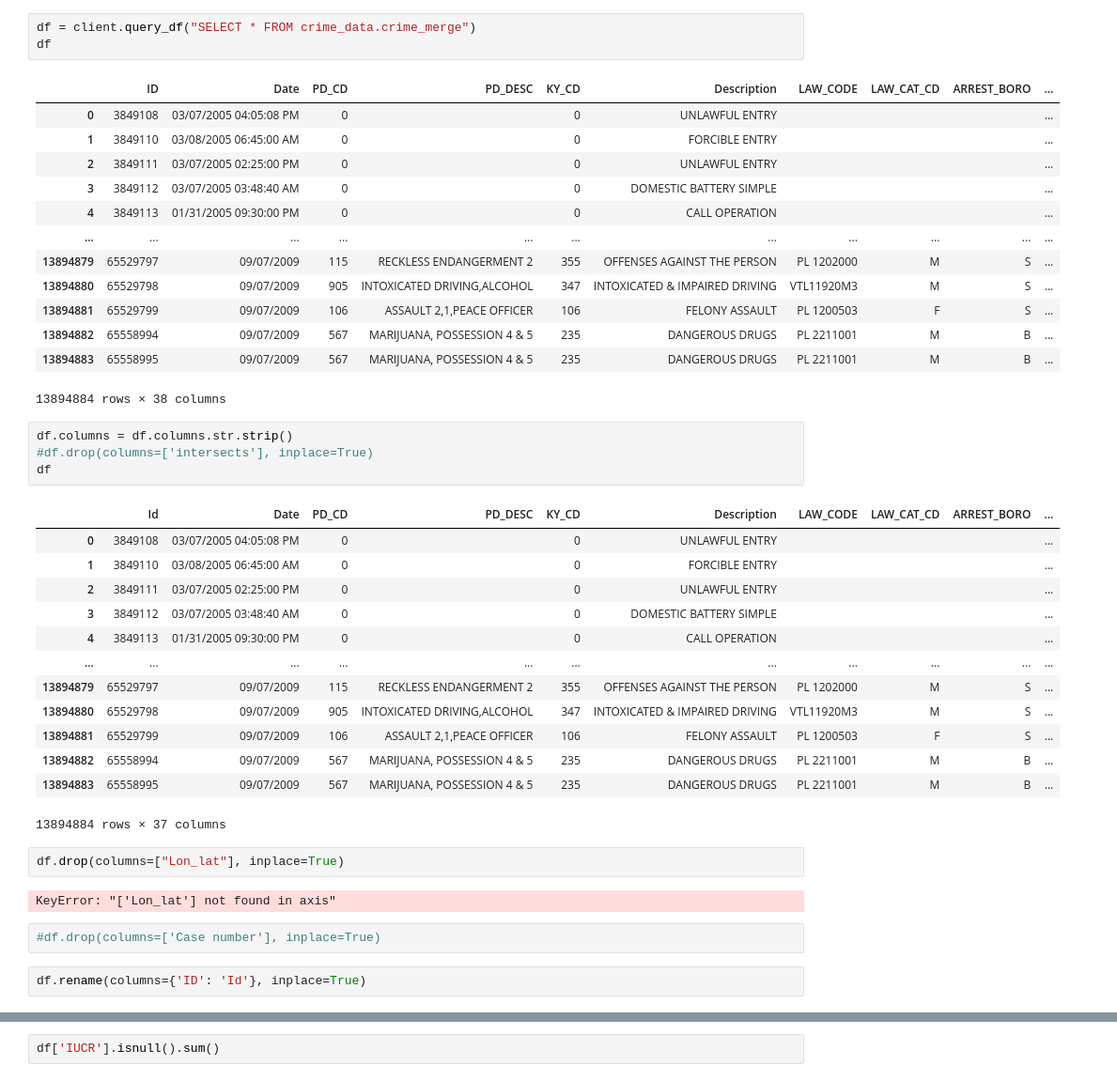
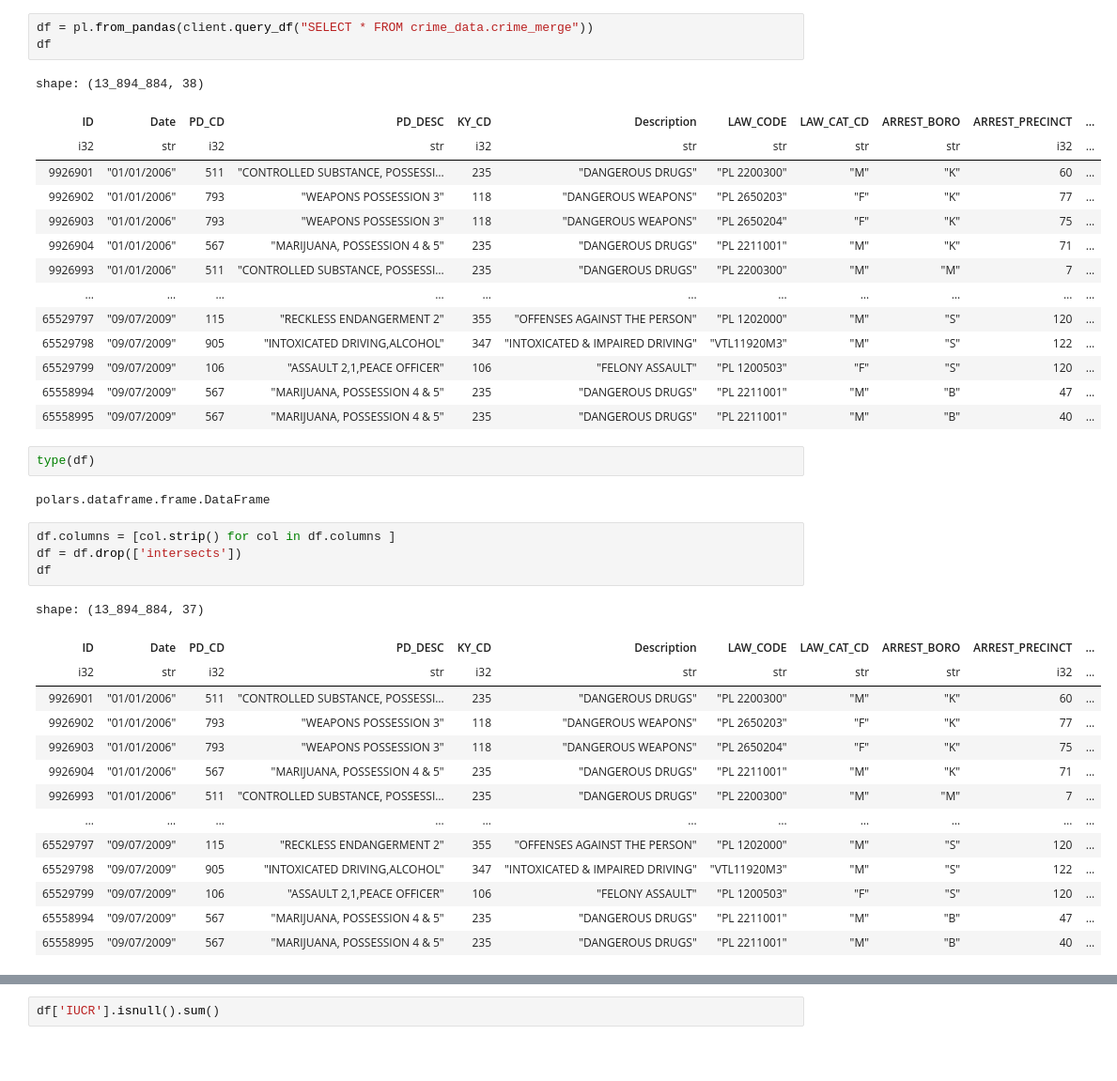
Before and after one commit to ElizabethSeth/Airflow, a Jupyter notebook: notebooks/Eda.ipynb, the cells around one changed output, grey strips where cells are left out. Shown at 94% size. Saved outputs shown, nothing was run; the diff lists cells and outputs as text; blank space fills up the shorter version.

```diff
--- a/notebooks/Eda.ipynb
+++ b/notebooks/Eda.ipynb
@@ -146,43 +123,41 @@ To adjust logging level use sc.setLogLevel(newLevel). For SparkR, use setLogLeve
 # %%
-df = client.query_df("SELECT * FROM crime_data.crime_merge")
+df = pl.from_pandas(client.query_df("SELECT * FROM crime_data.crime_merge"))
 df
 # %% [output]
+shape: (13_894_884, 38)
-|  | ID | Date | PD_CD | PD_DESC | KY_CD | Description | LAW_CODE | LAW_CAT_CD | ARREST_BORO | ... |
-| 0 | 3849108 | 03/07/2005 04:05:08 PM | 0 |  | 0 | UNLAWFUL ENTRY |  |  |  | ... |
-| 1 | 3849110 | 03/08/2005 06:45:00 AM | 0 |  | 0 | FORCIBLE ENTRY |  |  |  | ... |
-| 2 | 3849111 | 03/07/2005 02:25:00 PM | 0 |  | 0 | UNLAWFUL ENTRY |  |  |  | ... |
-| 3 | 3849112 | 03/07/2005 03:48:40 AM | 0 |  | 0 | DOMESTIC BATTERY SIMPLE |  |  |  | ... |
-| 4 | 3849113 | 01/31/2005 09:30:00 PM | 0 |  | 0 | CALL OPERATION |  |  |  | ... |
-| ... | ... | ... | ... | ... | ... | ... | ... | ... | ... | ... |
-| 13894879 | 65529797 | 09/07/2009 | 115 | RECKLESS ENDANGERMENT 2 | 355 | OFFENSES AGAINST THE PERSON | PL 1202000 | M | S | ... |
-| 13894880 | 65529798 | 09/07/2009 | 905 | INTOXICATED DRIVING,ALCOHOL | 347 | INTOXICATED & IMPAIRED DRIVING | VTL11920M3 | M | S | ... |
-| 13894881 | 65529799 | 09/07/2009 | 106 | ASSAULT 2,1,PEACE OFFICER | 106 | FELONY ASSAULT | PL 1200503 | F | S | ... |
-| 13894882 | 65558994 | 09/07/2009 | 567 | MARIJUANA, POSSESSION 4 & 5 | 235 | DANGEROUS DRUGS | PL 2211001 | M | B | ... |
-| 13894883 | 65558995 | 09/07/2009 | 567 | MARIJUANA, POSSESSION 4 & 5 | 235 | DANGEROUS DRUGS | PL 2211001 | M | B | ... |
+| ID | Date | PD_CD | PD_DESC | KY_CD | Description | LAW_CODE | LAW_CAT_CD | ARREST_BORO | ARREST_PRECINCT | ... |
+| i32 | str | i32 | str | i32 | str | str | str | str | i32 | ... |
+| 9926901 | "01/01/2006" | 511 | "CONTROLLED SUBSTANCE, POSSESSI… | 235 | "DANGEROUS DRUGS" | "PL 2200300" | "M" | "K" | 60 | ... |
+| 9926902 | "01/01/2006" | 793 | "WEAPONS POSSESSION 3" | 118 | "DANGEROUS WEAPONS" | "PL 2650203" | "F" | "K" | 77 | ... |
+| 9926903 | "01/01/2006" | 793 | "WEAPONS POSSESSION 3" | 118 | "DANGEROUS WEAPONS" | "PL 2650204" | "F" | "K" | 75 | ... |
+| 9926904 | "01/01/2006" | 567 | "MARIJUANA, POSSESSION 4 & 5" | 235 | "DANGEROUS DRUGS" | "PL 2211001" | "M" | "K" | 71 | ... |
+| 9926993 | "01/01/2006" | 511 | "CONTROLLED SUBSTANCE, POSSESSI… | 235 | "DANGEROUS DRUGS" | "PL 2200300" | "M" | "M" | 7 | ... |
+| … | … | … | … | … | … | … | … | … | … | ... |
+| 65529797 | "09/07/2009" | 115 | "RECKLESS ENDANGERMENT 2" | 355 | "OFFENSES AGAINST THE PERSON" | "PL 1202000" | "M" | "S" | 120 | ... |
+| 65529798 | "09/07/2009" | 905 | "INTOXICATED DRIVING,ALCOHOL" | 347 | "INTOXICATED & IMPAIRED DRIVING" | "VTL11920M3" | "M" | "S" | 122 | ... |
+| 65529799 | "09/07/2009" | 106 | "ASSAULT 2,1,PEACE OFFICER" | 106 | "FELONY ASSAULT" | "PL 1200503" | "F" | "S" | 120 | ... |
+| 65558994 | "09/07/2009" | 567 | "MARIJUANA, POSSESSION 4 & 5" | 235 | "DANGEROUS DRUGS" | "PL 2211001" | "M" | "B" | 47 | ... |
+| 65558995 | "09/07/2009" | 567 | "MARIJUANA, POSSESSION 4 & 5" | 235 | "DANGEROUS DRUGS" | "PL 2211001" | "M" | "B" | 40 | ... |
-13894884 rows × 38 columns
+# %%
+type(df)
+# %% [output]
+polars.dataframe.frame.DataFrame
 # %%
-df.columns = df.columns.str.strip()
-#df.drop(columns=['intersects'], inplace=True)
+df.columns = [col.strip() for col in df.columns ]
+df = df.drop(['intersects'])
 df
 # %% [output]
+shape: (13_894_884, 37)
-|  | Id | Date | PD_CD | PD_DESC | KY_CD | Description | LAW_CODE | LAW_CAT_CD | ARREST_BORO | ... |
-| 0 | 3849108 | 03/07/2005 04:05:08 PM | 0 |  | 0 | UNLAWFUL ENTRY |  |  |  | ... |
-| 1 | 3849110 | 03/08/2005 06:45:00 AM | 0 |  | 0 | FORCIBLE ENTRY |  |  |  | ... |
-| 2 | 3849111 | 03/07/2005 02:25:00 PM | 0 |  | 0 | UNLAWFUL ENTRY |  |  |  | ... |
-| 3 | 3849112 | 03/07/2005 03:48:40 AM | 0 |  | 0 | DOMESTIC BATTERY SIMPLE |  |  |  | ... |
-| 4 | 3849113 | 01/31/2005 09:30:00 PM | 0 |  | 0 | CALL OPERATION |  |  |  | ... |
-| ... | ... | ... | ... | ... | ... | ... | ... | ... | ... | ... |
-| 13894879 | 65529797 | 09/07/2009 | 115 | RECKLESS ENDANGERMENT 2 | 355 | OFFENSES AGAINST THE PERSON | PL 1202000 | M | S | ... |
-| 13894880 | 65529798 | 09/07/2009 | 905 | INTOXICATED DRIVING,ALCOHOL | 347 | INTOXICATED & IMPAIRED DRIVING | VTL11920M3 | M | S | ... |
-| 13894881 | 65529799 | 09/07/2009 | 106 | ASSAULT 2,1,PEACE OFFICER | 106 | FELONY ASSAULT | PL 1200503 | F | S | ... |
-| 13894882 | 65558994 | 09/07/2009 | 567 | MARIJUANA, POSSESSION 4 & 5 | 235 | DANGEROUS DRUGS | PL 2211001 | M | B | ... |
-| 13894883 | 65558995 | 09/07/2009 | 567 | MARIJUANA, POSSESSION 4 & 5 | 235 | DANGEROUS DRUGS | PL 2211001 | M | B | ... |
+| ID | Date | PD_CD | PD_DESC | KY_CD | Description | LAW_CODE | LAW_CAT_CD | ARREST_BORO | ARREST_PRECINCT | ... |
+| i32 | str | i32 | str | i32 | str | str | str | str | i32 | ... |
+| 9926901 | "01/01/2006" | 511 | "CONTROLLED SUBSTANCE, POSSESSI… | 235 | "DANGEROUS DRUGS" | "PL 2200300" | "M" | "K" | 60 | ... |
+| 9926902 | "01/01/2006" | 793 | "WEAPONS POSSESSION 3" | 118 | "DANGEROUS WEAPONS" | "PL 2650203" | "F" | "K" | 77 | ... |
+| 9926903 | "01/01/2006" | 793 | "WEAPONS POSSESSION 3" | 118 | "DANGEROUS WEAPONS" | "PL 2650204" | "F" | "K" | 75 | ... |
+| 9926904 | "01/01/2006" | 567 | "MARIJUANA, POSSESSION 4 & 5" | 235 | "DANGEROUS DRUGS" | "PL 2211001" | "M" | "K" | 71 | ... |
+| 9926993 | "01/01/2006" | 511 | "CONTROLLED SUBSTANCE, POSSESSI… | 235 | "DANGEROUS DRUGS" | "PL 2200300" | "M" | "M" | 7 | ... |
+| … | … | … | … | … | … | … | … | … | … | ... |
+| 65529797 | "09/07/2009" | 115 | "RECKLESS ENDANGERMENT 2" | 355 | "OFFENSES AGAINST THE PERSON" | "PL 1202000" | "M" | "S" | 120 | ... |
+| 65529798 | "09/07/2009" | 905 | "INTOXICATED DRIVING,ALCOHOL" | 347 | "INTOXICATED & IMPAIRED DRIVING" | "VTL11920M3" | "M" | "S" | 122 | ... |
+| 65529799 | "09/07/2009" | 106 | "ASSAULT 2,1,PEACE OFFICER" | 106 | "FELONY ASSAULT" | "PL 1200503" | "F" | "S" | 120 | ... |
+| 65558994 | "09/07/2009" | 567 | "MARIJUANA, POSSESSION 4 & 5" | 235 | "DANGEROUS DRUGS" | "PL 2211001" | "M" | "B" | 47 | ... |
+| 65558995 | "09/07/2009" | 567 | "MARIJUANA, POSSESSION 4 & 5" | 235 | "DANGEROUS DRUGS" | "PL 2211001" | "M" | "B" | 40 | ... |
-13894884 rows × 37 columns
-# %%
-df.drop(columns=["Lon_lat"], inplace=True)
-# %% [output]
-KeyError: "['Lon_lat'] not found in axis"
-# %%
-#df.drop(columns=['Case number'], inplace=True)
-# %%
-df.rename(columns={'ID': 'Id'}, inplace=True)
```
Also changed, not shown: parts of 38 cells of this notebook, 16 other files.
